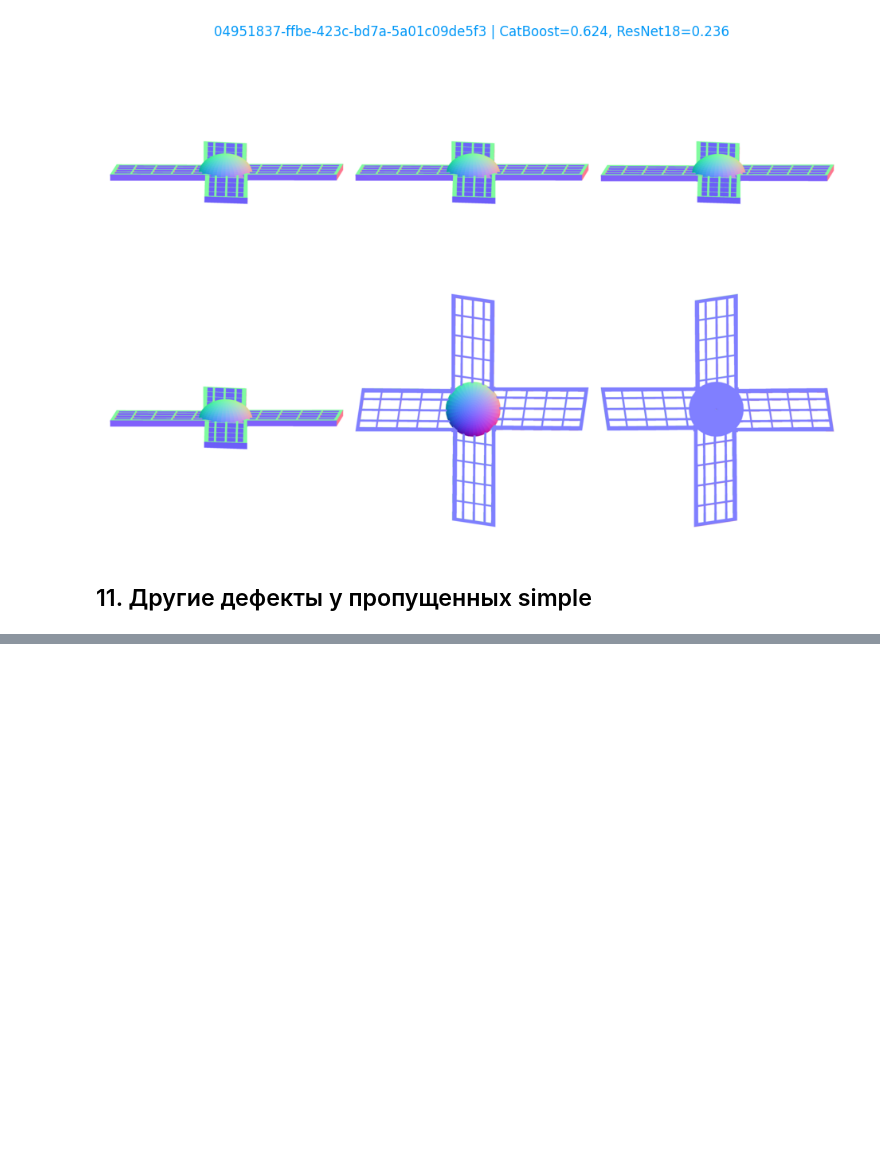
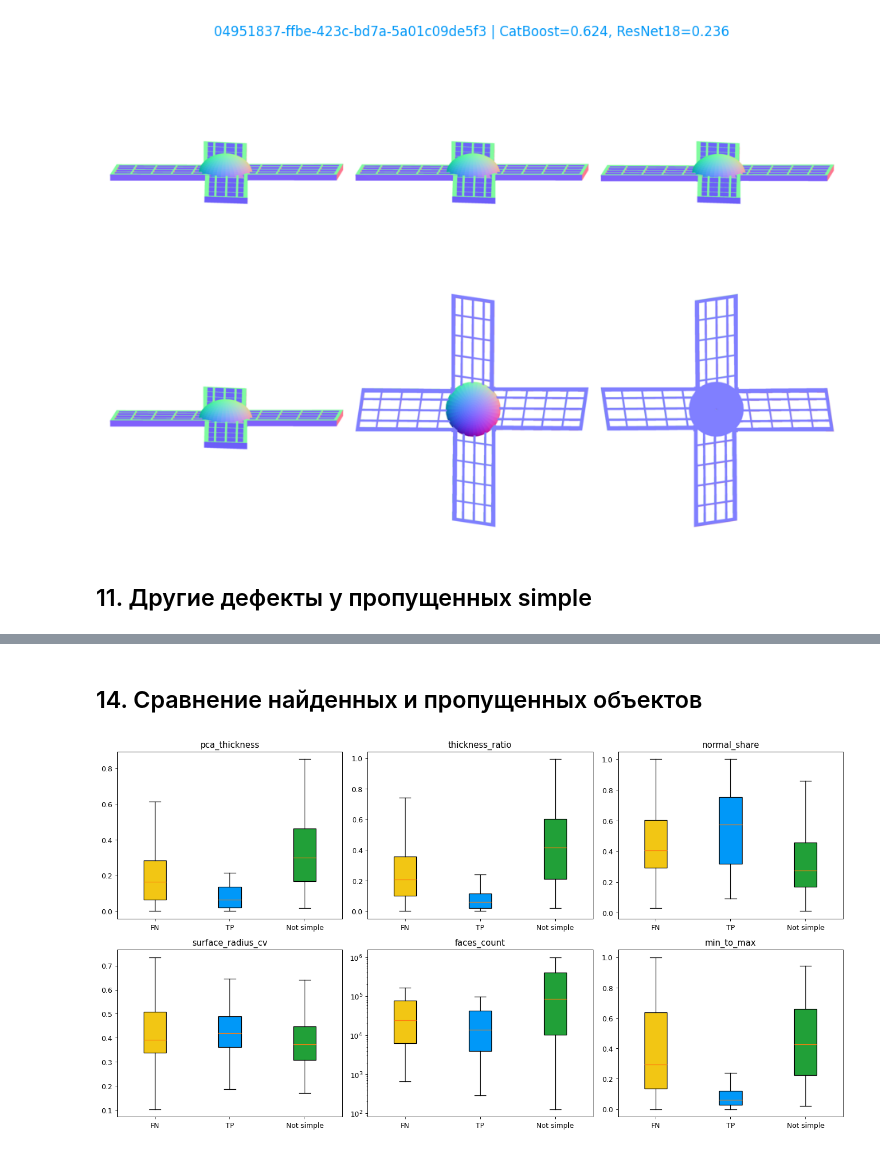
Before and after one commit to gasich27/AI-Challenge-2026-MainStage, a Jupyter notebook: labels/simple/simple.ipynb, the cells around one changed output, grey strips where cells are left out. Saved outputs shown, nothing was run; the diff lists cells and outputs as text; code cells hidden in the pictures; blank space fills up the shorter version.

Commit message:
new geometr

```diff
--- a/labels/simple/simple.ipynb
+++ b/labels/simple/simple.ipynb
@@ -347,0 +350,11 @@ pd.DataFrame({
+# %%
+# Все пропуски и две случайные группы для сравнения.
+fn_rows = val_df[val_df['simple'].eq(1) & val_df['prediction'].eq(0)]
+tp_rows = val_df[val_df['simple'].eq(1) & val_df['prediction'].eq(1)]
+negative_rows = val_df[val_df['simple'].eq(0)]
+groups = []
+for name, rows in [('FN', fn_rows), ('TP', tp_rows), ('Not simple', negative_rows)]:
+    selected = rows if name == 'FN' else rows.sample(min(len(fn_rows), len(rows)), random_state=42)
+    groups.append(selected.assign(group=name))
+geometry_rows = pd.concat(groups, ignore_index=True)
+geometry_rows.groupby('group').size().rename('Объектов')
@@ -347,0 +437,21 @@ pd.DataFrame({
+# %% [markdown]
+## 14. Сравнение найденных и пропущенных объектов
+# %%
+columns = ['pca_thickness', 'thickness_ratio', 'normal_share',
+           'surface_radius_cv', 'faces_count', 'min_to_max']
+group_order = ['FN', 'TP', 'Not simple']
+colors = ['#F2C614', '#0098F8', '#21A038']
+fig, axes = plt.subplots(2, 3, figsize=(15, 8))
+for ax, column in zip(axes.flat, columns):
+    values = [geometry.loc[geometry['group'].eq(group), column].dropna()
+              for group in group_order]
+    boxes = ax.boxplot(values, labels=group_order, patch_artist=True, showfliers=False)
+    for box, color in zip(boxes['boxes'], colors):
+        box.set_facecolor(color)
+    if column == 'faces_count':
+        ax.set_yscale('log')
+    ax.set_title(column)
+plt.tight_layout()
+plt.show()
+# %% [output]
+[figure, added]
```
Also changed, not shown: parts of 18 cells of this notebook, 4 other files.
